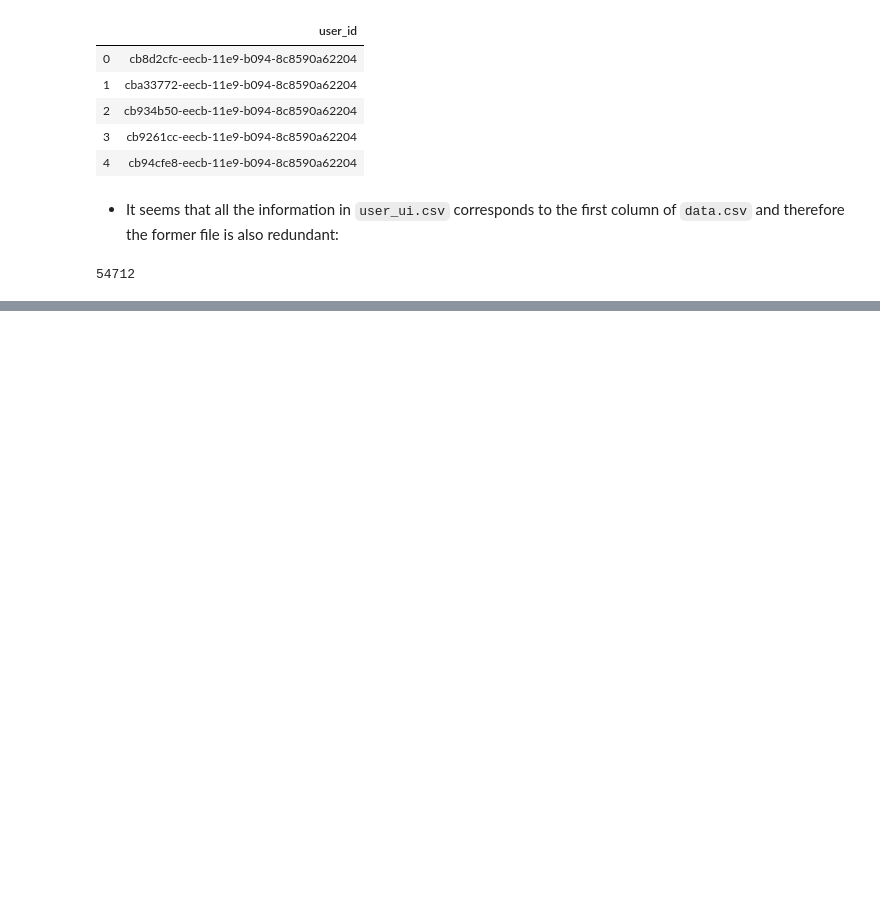
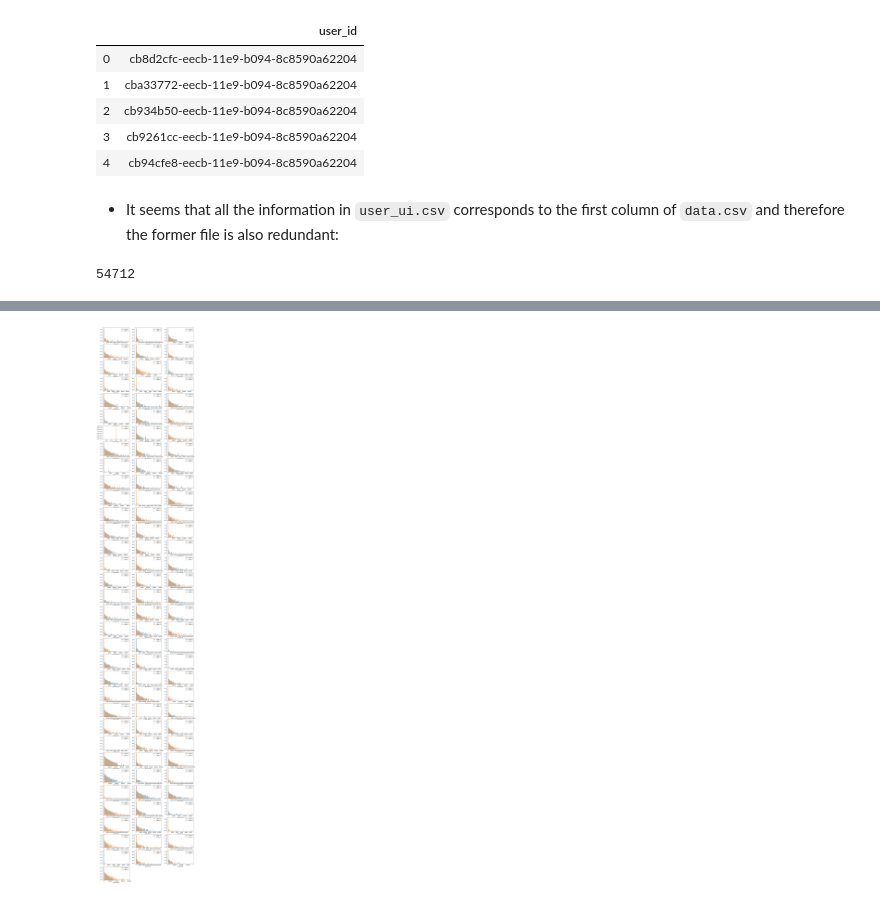
Before and after one commit to leoEspin/viome, a Jupyter notebook: viome dataset.ipynb, the cells around one changed output, grey strips where cells are left out. Saved outputs shown, nothing was run; the diff lists cells and outputs as text; code cells hidden in the pictures; blank space fills up the shorter version.

```diff
--- a/viome dataset.ipynb
+++ b/viome dataset.ipynb
@@ -77,0 +221,7 @@ sum(ids.user_id == raw.user_id)
+# %%
+plt.figure(figsize=(16,100))
+for i in range(100):
+    plt.subplot(34, 3, i+1)
+    segregatedPlot(train,microbes[i])
+# %% [output]
+[figure, added]
```
Also changed, not shown: parts of 22 cells of this notebook.
